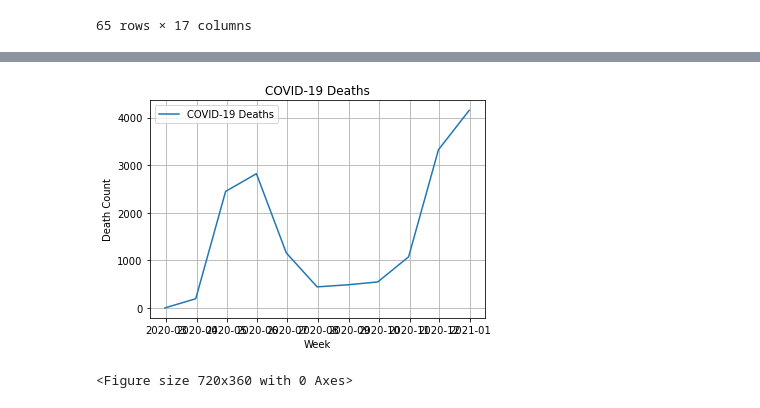
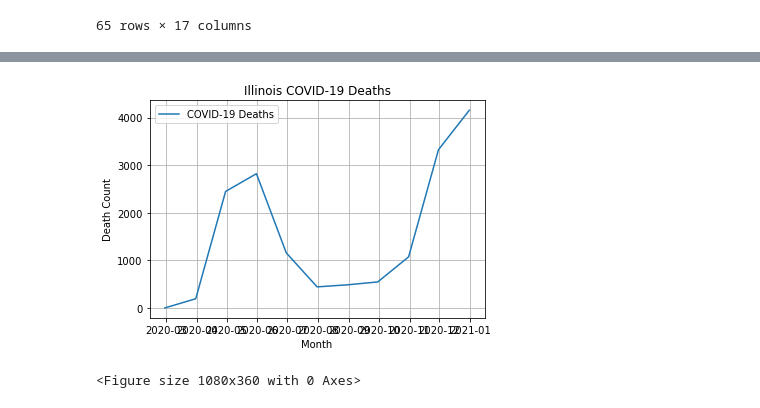
Before and after one commit to erickzli/IS597-COVID-Project, a Jupyter notebook: Kerstin's Folder/Clean Data- Provisional Death Counts by Week per State.ipynb, the cells around one changed output, grey strips where cells are left out. Cells and saved outputs as stored; diff of their text form; code cells hidden in the pictures.

```diff
--- a/Kerstin's Folder/Clean Data- Provisional Death Counts by Week per State.ipynb
+++ b/Kerstin's Folder/Clean Data- Provisional Death Counts by Week per State.ipynb
@@ -305,16 +305,16 @@ df_IL_2020_month
 # %%
 plt.plot(df_IL_2020_month['End Date'], df_IL_2020_month['COVID-19 Deaths'], label = 'COVID-19 Deaths')
 #plt.plot(df['End Date'], df['Pneumonia Deaths'], marker = 'o', label = 'Pneumonia Deaths')
 #plt.plot(df['End Date'], df['Influenza Deaths'], marker = 'o', label = 'Influenza Deaths')
-plt.xlabel('Week')
+plt.xlabel('Month')
 plt.ylabel('Death Count')
-plt.title('COVID-19 Deaths')
+plt.title('Illinois COVID-19 Deaths')
 plt.grid(True)
 plt.legend()
-plt.figure(figsize = (10, 5))
+plt.figure(figsize = (15, 5))
 
 #plt.savefig('IL_unemployment_comparison_2019-2020.png', dpi=300, bbox_inches='tight')
 plt.show()
 # %% [output]
-[figure, old version]
+[figure, new version]
-<Figure size 720x360 with 0 Axes>
+<Figure size 1080x360 with 0 Axes>
```
Also changed, not shown: parts of 2 cells of this notebook, 1 other file.
